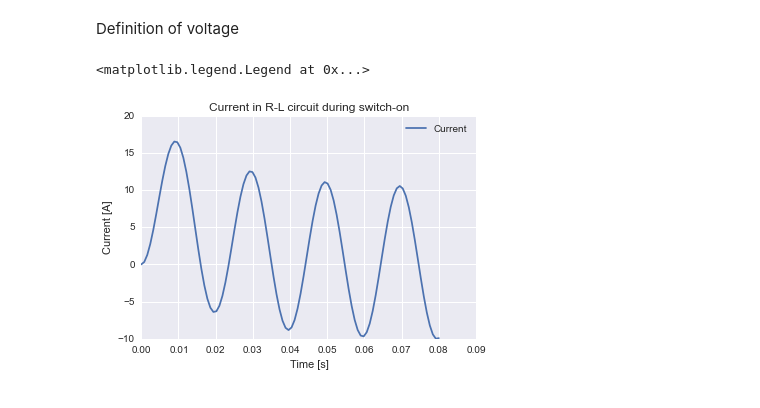
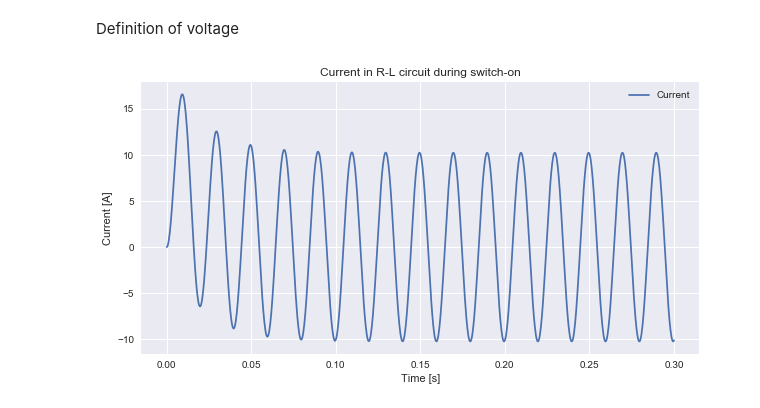
Before and after one commit to rafburzy/Python_EE, a Jupyter notebook: RL_and_RLC_circuit/RL_circuit_current.ipynb, the cells around one changed output. Drawn from its saved outputs; the diff is of its cells as text; code cells hidden in the pictures.

```diff
--- a/RL_and_RLC_circuit/RL_circuit_current.ipynb
+++ b/RL_and_RLC_circuit/RL_circuit_current.ipynb
@@ -21,7 +15,7 @@ Auxiliary variables definition
 u = 230
 
 #time vector
-t = np.linspace(0,0.08, 100)
+t = np.linspace(0,0.3, 1000)
 
 #frequency & angular frequency
 f = 50
@@ -49,7 +43,7 @@ def di(x,t):
     #initial condition
     p = x[0]
     #di function
-    dp = 1/L*(sqrt(2)*u*sin(omega*t + alpha) - R*p)
+    dp = 1/L*(np.sqrt(2)*u*sin(omega*t + alpha) - R*p)
 
     return dp
 # %%
@@ -58,13 +52,11 @@ x0 = 0
 # %%
 ia = odeint(di, x0, t)
 # %%
-fig, ax = plt.subplots()
-
-ax.plot(t,ia, label="Current")
-ax.set_ylabel("Current [A]")
-ax.set_xlabel("Time [s]")
-ax.set_title("Current in R-L circuit during switch-on")
-ax.legend()
+plt.figure(figsize=(10,5))
+plt.plot(t,ia, label="Current")
+plt.ylabel("Current [A]")
+plt.xlabel("Time [s]")
+plt.title("Current in R-L circuit during switch-on")
+plt.legend();
 # %% [output]
-<matplotlib.legend.Legend at 0x...>
-[figure, old version]
+[figure, new version]
```
Also changed, not shown: parts of 4 cells of this notebook, 3 other files.
